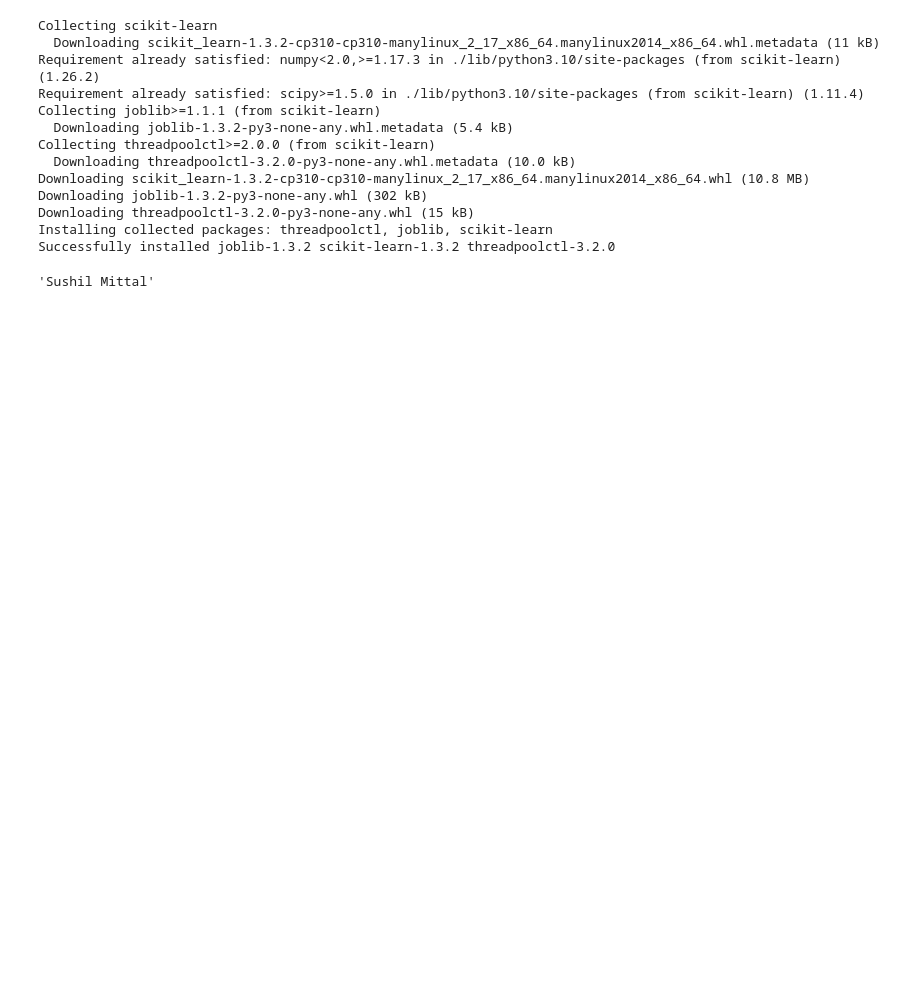
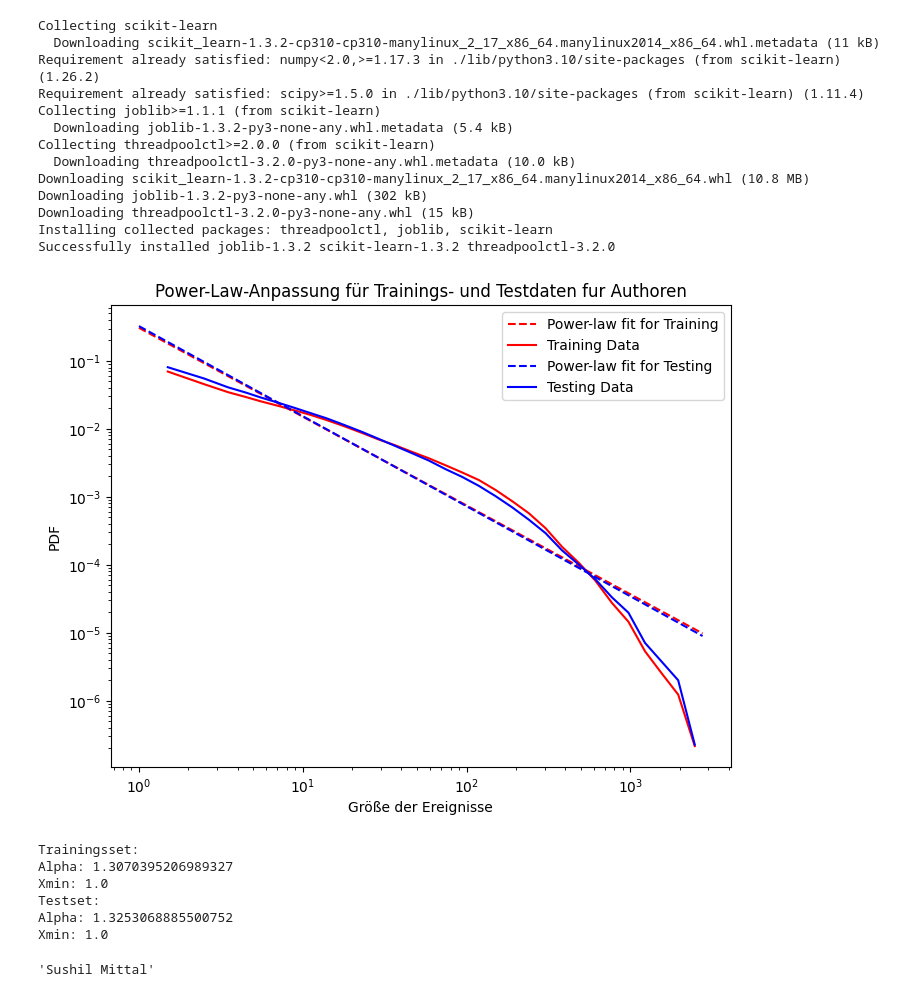
Before and after one commit to Maroo123/Ba_Arbeit, a Jupyter notebook: Power-law.ipynb, the cells around one changed output. Cells and saved outputs as stored; diff of their text form; code cells hidden in the pictures; blank space fills up the shorter version.

```diff
--- a/Power-law.ipynb
+++ b/Power-law.ipynb
@@ -703,6 +1487,62 @@ Downloading joblib-1.3.2-py3-none-any.whl (302 kB)
 Downloading threadpoolctl-3.2.0-py3-none-any.whl (15 kB)
 Installing collected packages: threadpoolctl, joblib, scikit-learn
 Successfully installed joblib-1.3.2 scikit-learn-1.3.2 threadpoolctl-3.2.0
+# %%
+import pandas as pd
+import powerlaw
+import numpy as np
+import matplotlib.pyplot as plt
+from sklearn.model_selection import train_test_split
+
+
+# Umwandeln der 'year' Spalte in numerische Werte, falls erforderlich
+df['year'] = pd.to_numeric(df['year'])
+
+# Bestimmen des Startjahres für das Testset
+test_year_start = df['year'].max() - 5
+
+# Aufteilung in Trainings- und Testdatensatz
+train_df = df[df['year'] < test_year_start]
+test_df = df[df['year'] >= test_year_start]
+
+# Power-Law-Anpassung für das Trainingsset
+fit_train = powerlaw.Fit(train_df['Gradverteilungen_author'].values, xmin=1.0)
+
+# Power-Law-Anpassung für das Testset
+fit_test = powerlaw.Fit(test_df['Gradverteilungen_author'].values, xmin=fit_train.xmin)
+
+# Plot für das Trainingsset
+plt.figure(figsize=(8, 6))
+fit_train.power_law.plot_pdf(color='r', linestyle='--', label='Power-law fit for Training')
+fit_train.plot_pdf(color='r', label='Training Data')
+
+# Plot für das Testset
+fit_test.power_law.plot_pdf(color='b', linestyle='--', label='Power-law fit for Testing')
+fit_test.plot_pdf(color='b', label='Testing Data')
+
+plt.legend()
+plt.xlabel('Größe der Ereignisse')
+plt.ylabel('PDF')
+plt.title('Power-Law-Anpassung für Trainings- und Testdaten fur Authoren')
+plt.show()
+
+# Ergebnisse für das Trainingsset ausdrucken
+print('Trainingsset:')
+print('Alpha:', fit_train.power_law.alpha)
+print('Xmin:', fit_train.power_law.xmin)
+
+# Ergebnisse für das Testset ausdrucken
+print('Testset:')
+print('Alpha:', fit_test.power_law.alpha)
+print('Xmin:', fit_test.power_law.xmin)
+# %% [output]
+[figure, added]
+Trainingsset:
+Alpha: 1.3070395206989327
+Xmin: 1.0
+Testset:
+Alpha: 1.3253068885500752
+Xmin: 1.0
 # %%
 selected_authors = df[df['Gradverteilungen_author'] == 10]['authors'].unique()
 selected_authors=selected_authors[0]
```
Also changed, not shown: parts of 46 cells of this notebook.
